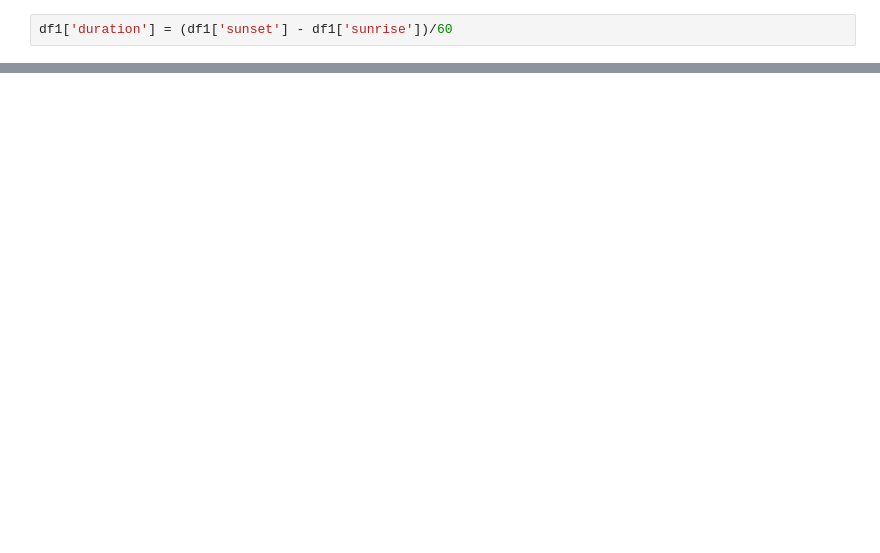
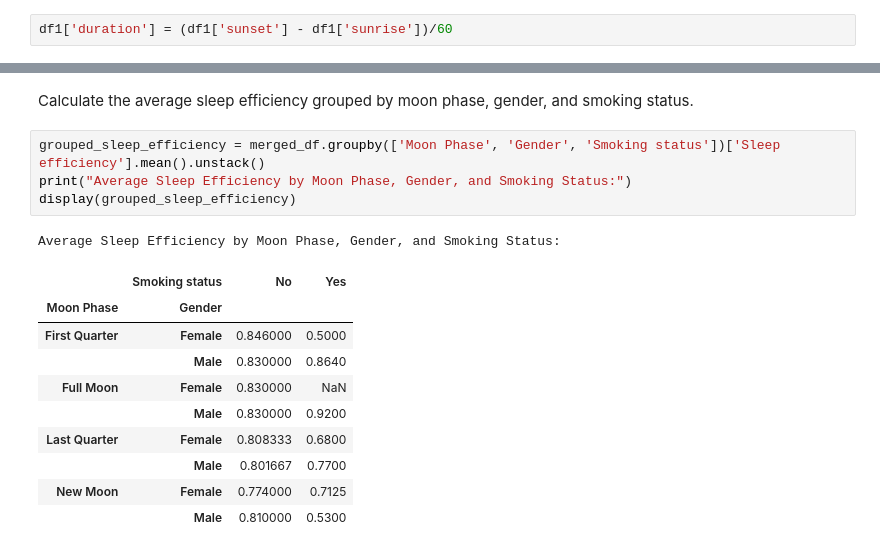
Before and after one commit to narenkarthick90/Nakshatra_SW, a Jupyter notebook: Moon&WeatherPred.ipynb, the cells around one changed output, grey strips where cells are left out. Cells and saved outputs as stored; diff of their text form; blank space fills up the shorter version.

```diff
--- a/Moon&WeatherPred.ipynb
+++ b/Moon&WeatherPred.ipynb
@@ -59,0 +209,18 @@ df1.head()
+# %% [markdown]
+Calculate the average sleep efficiency grouped by moon phase, gender, and smoking status.
+# %%
+grouped_sleep_efficiency = merged_df.groupby(['Moon Phase', 'Gender', 'Smoking status'])['Sleep efficiency'].mean().unstack()
+print("Average Sleep Efficiency by Moon Phase, Gender, and Smoking Status:")
+display(grouped_sleep_efficiency)
+# %% [output]
+Average Sleep Efficiency by Moon Phase, Gender, and Smoking Status:
+|  | Smoking status | No | Yes |
+| Moon Phase | Gender |  |  |
+| First Quarter | Female | 0.846000 | 0.5000 |
+|  | Male | 0.830000 | 0.8640 |
+| Full Moon | Female | 0.830000 | NaN |
+|  | Male | 0.830000 | 0.9200 |
+| Last Quarter | Female | 0.808333 | 0.6800 |
+|  | Male | 0.801667 | 0.7700 |
+| New Moon | Female | 0.774000 | 0.7125 |
+|  | Male | 0.810000 | 0.5300 |
```
Also changed, not shown: parts of 33 cells of this notebook.
